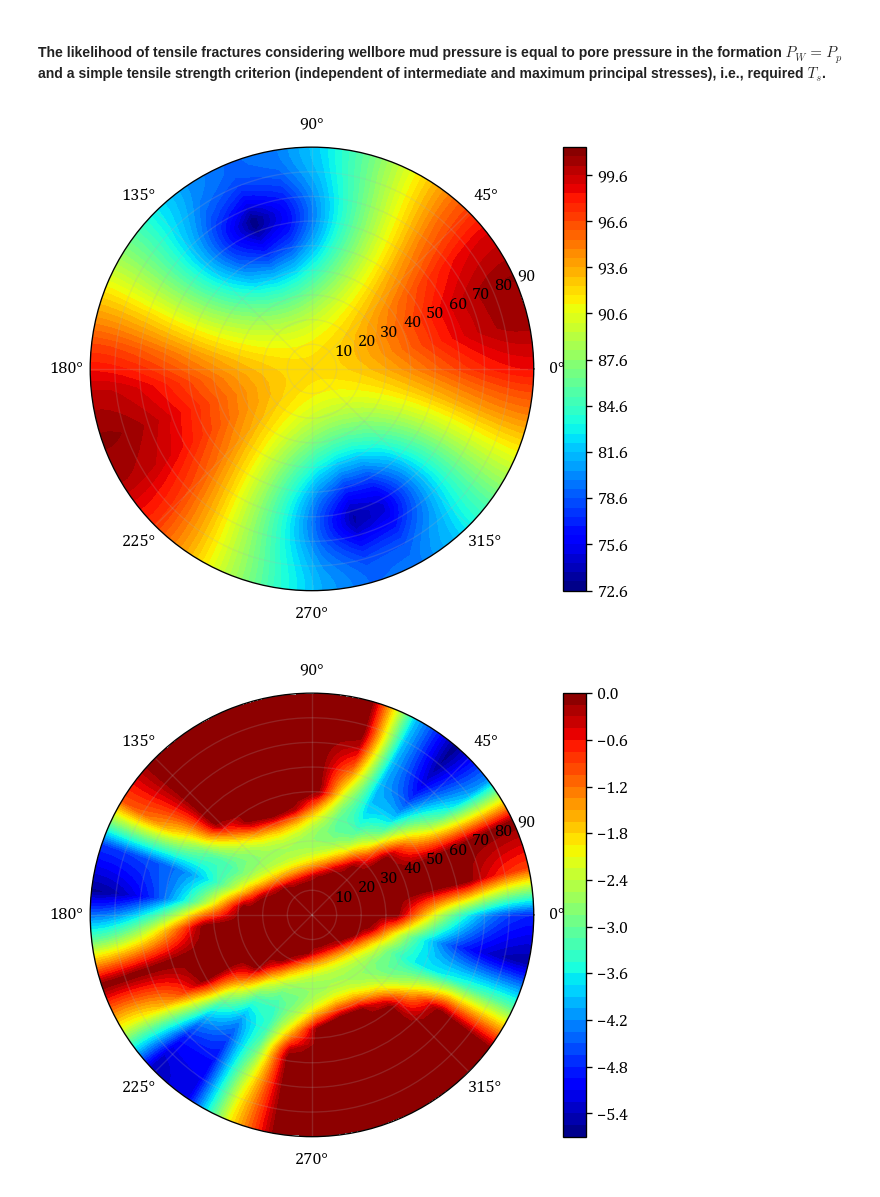
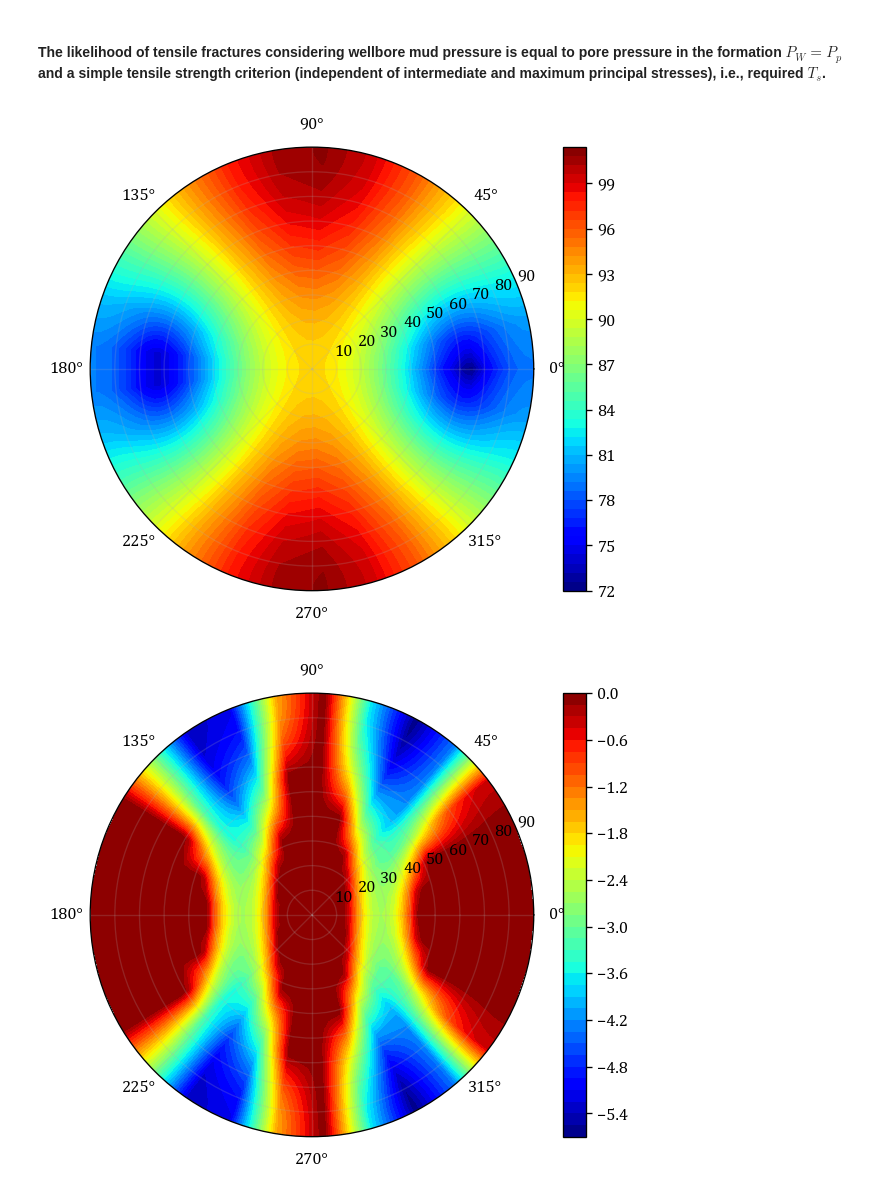
Before and after one commit to rebpoli/Doutorado, a Jupyter notebook: PGE383-AdvGeomec/HW7/HW7.ipynb, the cells around one changed output. Cells and saved outputs as stored; diff of their text form; code cells hidden in the pictures.

```diff
--- a/PGE383-AdvGeomec/HW7/HW7.ipynb
+++ b/PGE383-AdvGeomec/HW7/HW7.ipynb
@@ -212,6 +212,8 @@ import numpy as np
 import pandas as pd
 from numpy import sin, cos, pi
 from numpy.linalg import eigvals
+import matplotlib.pyplot as plt
+
 
 # MPa
 Sv = 70
@@ -228,7 +230,7 @@ Sp = [[ Sv, 0, 0 ],[ 0, Shmax, 0],[ 0, 0, Shmin]]
 # Normal        : az, pi/2, 0
 # Strike slip   : az, 0,    pi/2
 # Reverse       : az, 0,    0
-Sg = Sp_to_Sg(Sp, 110/180*pi, pi/2, 0)
+Sg = Sp_to_Sg(Sp, 0, pi/2, 0)
 
 phimesh, deltamesh = np.meshgrid( np.linspace(0,pi/2,30), np.linspace(0,2*np.pi,30) )
 Ts = np.zeros_like( deltamesh )
@@ -243,32 +245,32 @@ for i in np.arange(len(deltamesh)) :
         s3_list = []
         for theta in np.linspace(0,2*np.pi,120):  # Angle around the borehole
             sig11 = Sw[0,0] - Pp
             sig22 = Sw[1,1] - Pp
             sig33 = Sw[2,2] - Pp
             sig12 = Sw[0,1]
             sig23 = Sw[1,2]
             sig13 = Sw[0,2]
 
             srr = Delta_P
             stt = sig11 + sig22 - 2*(sig11-sig22)*cos(2*theta) - 4*sig12*sin(2*theta) - Delta_P
             szt = 2 * ( sig23*cos(theta) - sig13*sin(theta) )
             szz = sig33 - 2*NU*(sig11-sig22)*cos(2*theta) - 4*NU*sig12*sin(2*theta)
 
             ST = [ [ srr, 0, 0 ], [ 0, stt, szt ], [ 0, szt, szz] ]
             EV = sorted(eigvals(ST), reverse=True)
             s1_list.append(EV[0])
             s3_list.append(EV[2])
 
         Ts[i,j] = np.min( s3_list )
         UCS[i,j] = np.max( s1_list )
 
 fig, ax = plt.subplots(dpi=120, subplot_kw=dict(projection='polar'))
 CS = ax.contourf( deltamesh, phimesh*180/pi, UCS, cmap='jet', levels=50 ) # contourf or pcolormesh
 cbar = fig.colorbar(CS)
 
 fig, ax = plt.subplots(dpi=120, subplot_kw=dict(projection='polar'))
 CS = ax.contourf( deltamesh, phimesh*180/pi, Ts, cmap='jet', levels=50 ) # contourf or pcolormesh
 cbar = fig.colorbar(CS)
 # %% [output]
-[figure, old version]
+[figure, new version]
-[figure, old version]
+[figure, new version]
```
Also changed, not shown: 1 other file.
